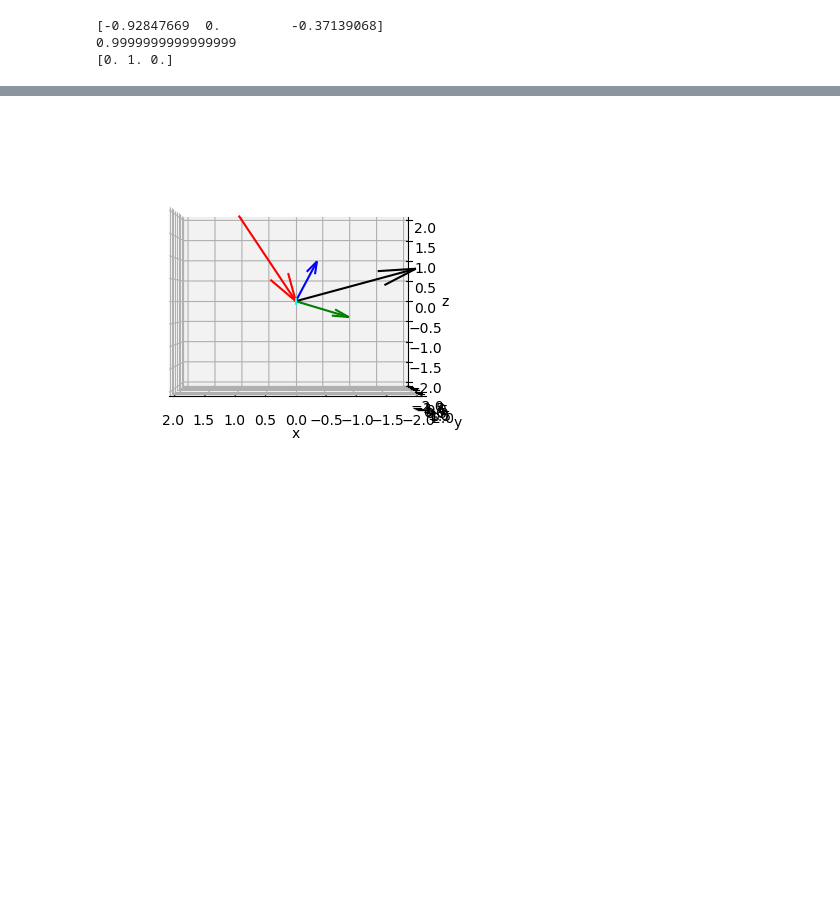
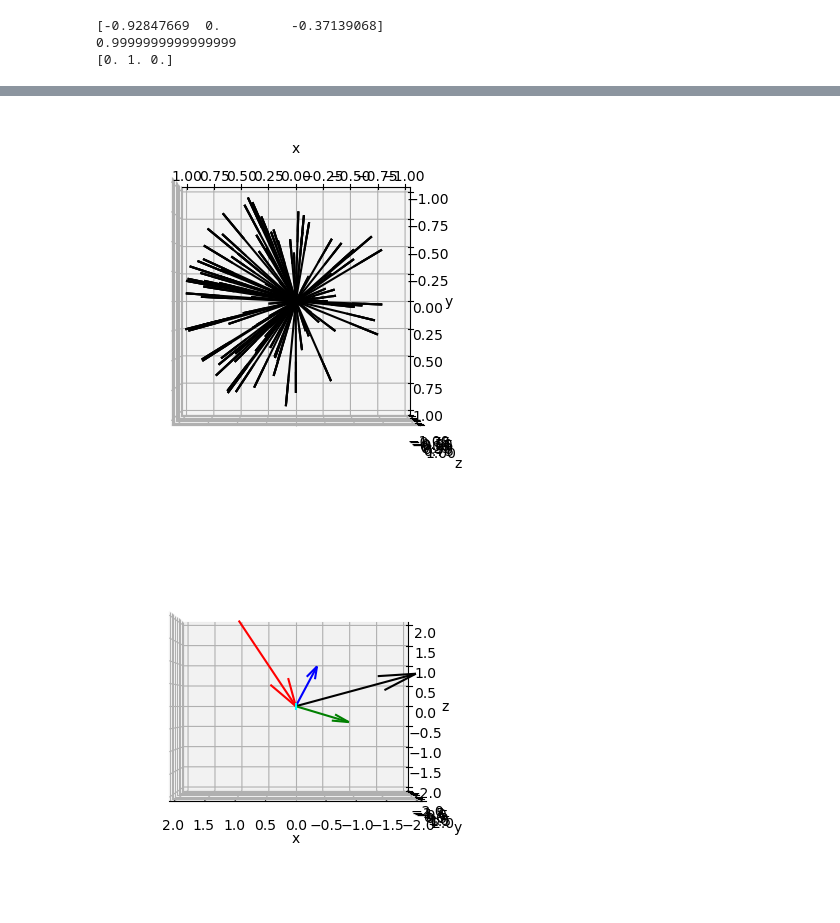
Before and after one commit to ararakitsubasa/etching, a Jupyter notebook: Multi_Species_etching_numba_test.ipynb, the cells around one changed output, grey strips where cells are left out. Cells and saved outputs as stored; diff of their text form; code cells hidden in the pictures; blank space fills up the shorter version.

```diff
--- a/Multi_Species_etching_numba_test.ipynb
+++ b/Multi_Species_etching_numba_test.ipynb
@@ -775,6 +775,17 @@ print(np.linalg.norm(UN, axis=1))
 [1. 1. 1. 1. 1. 1. 1. 1. 1. 1. 1. 1. 1. 1. 1. 1. 1. 1. 1. 1. 1. 1. 1. 1.
  1. 1. 1. 1. 1. 1. 1. 1. 1. 1. 1. 1. 1. 1. 1. 1. 1. 1. 1. 1. 1. 1. 1. 1.
  1. 1.]
+# %%
+@jit(nopython=True)
+def reemission(vel, normal, particleMass):
+    UN = np.zeros((vel.shape[0], 3))
+    for i in range(vel.shape[0]):
+        Ut = vel[i] - vel[i]@normal[i]*normal[i]
+        tw1 = Ut/np.linalg.norm(Ut)
+        tw2 = np.cross(tw1, normal)
+        U = np.sqrt(kB*T/particleMass[i])*(np.random.randn()*tw1 + np.random.randn()*tw2 - np.sqrt(-2*np.log((1-np.random.rand())))*normal)
+        UN[i] = U
+    return -UN
 # %%
 N = 100
 kB = 1.38e-23  # Boltzmann constant in J/K
@@ -847,3 +897,22 @@ plt.show()
+# %%
+ax = plt.figure().add_subplot(projection='3d')
+
+# Make the grid
+origin = np.zeros((N, 3))
+# Make the direction data for the arrows
+
+
+ax.quiver(origin[:, 0], origin[:, 1], origin[:, 2], -UN[:, 0], -UN[:,1], -UN[:,2], color='black')
+ax.set_xlim(-1, 1)
+ax.set_ylim(-1, 1)
+ax.set_zlim(-1, 1)
+ax.set_xlabel('x')
+ax.set_ylabel('y')
+ax.set_zlabel('z')
+ax.view_init(elev=90, azim=90, roll=0)
+plt.show()
+# %% [output]
+[figure, added]
 # %%
 ax = plt.figure().add_subplot(projection='3d')
 
```
Also changed, not shown: parts of 4 cells of this notebook, 1 other file.
